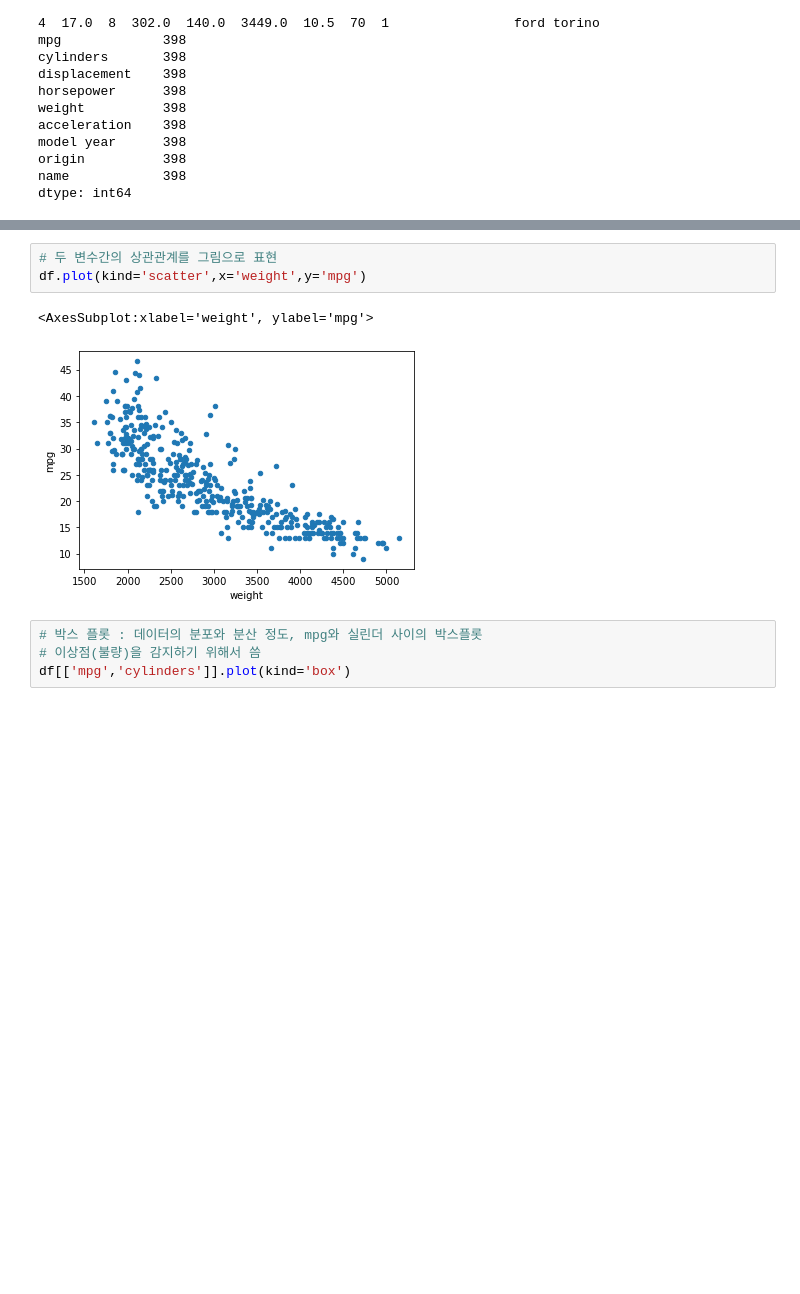
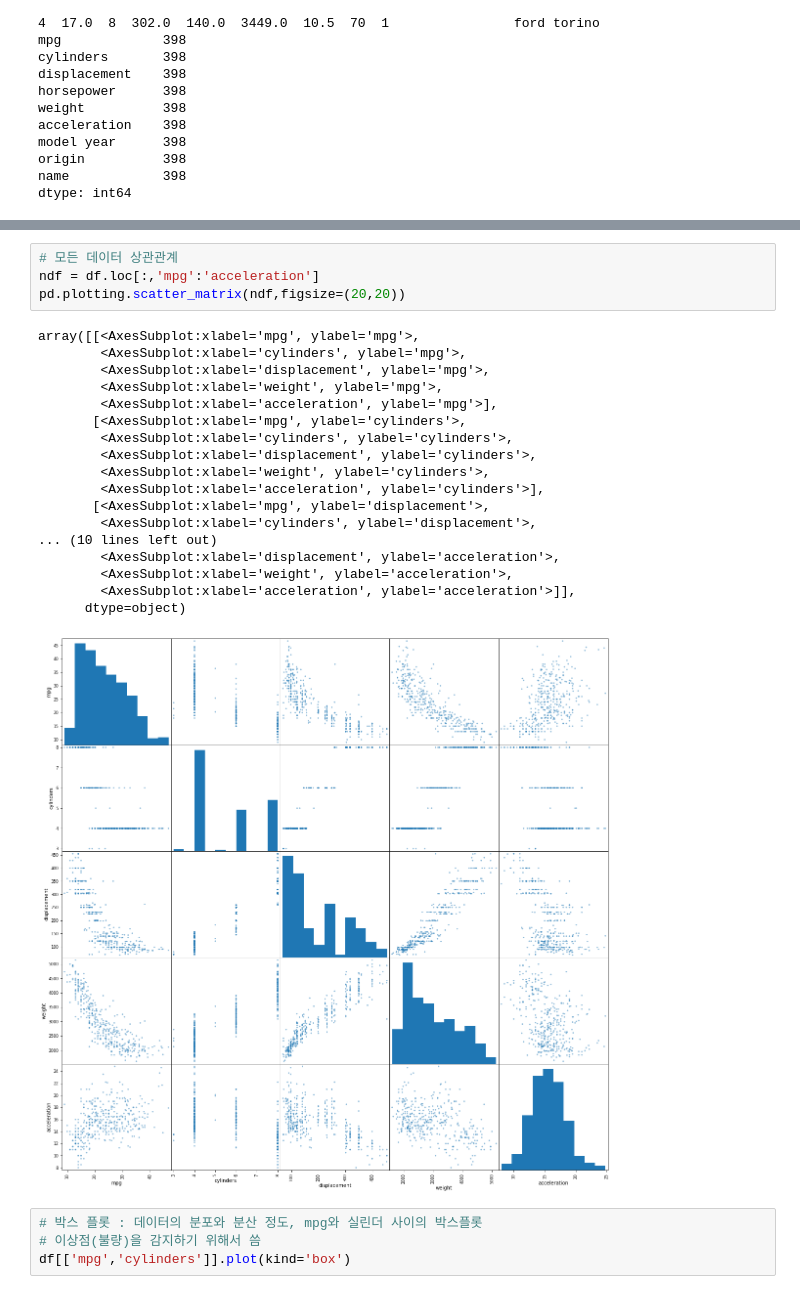
Before and after one commit to Mu-jun/python_ML_lib, a Jupyter notebook: part3-Data.ipynb, the cells around one changed output, grey strips where cells are left out. Cells and saved outputs as stored; diff of their text form; blank space fills up the shorter version.

```diff
--- a/part3-Data.ipynb
+++ b/part3-Data.ipynb
@@ -372,9 +384,26 @@ dtype: int64
 # %%
-# 두 변수간의 상관관계를 그림으로 표현
-df.plot(kind='scatter',x='weight',y='mpg')
+# 모든 데이터 상관관계
+ndf = df.loc[:,'mpg':'acceleration']
+pd.plotting.scatter_matrix(ndf,figsize=(20,20))
 # %% [output]
-<AxesSubplot:xlabel='weight', ylabel='mpg'>
+array([[<AxesSubplot:xlabel='mpg', ylabel='mpg'>,
+        <AxesSubplot:xlabel='cylinders', ylabel='mpg'>,
+        <AxesSubplot:xlabel='displacement', ylabel='mpg'>,
+        <AxesSubplot:xlabel='weight', ylabel='mpg'>,
+        <AxesSubplot:xlabel='acceleration', ylabel='mpg'>],
+       [<AxesSubplot:xlabel='mpg', ylabel='cylinders'>,
+        <AxesSubplot:xlabel='cylinders', ylabel='cylinders'>,
+        <AxesSubplot:xlabel='displacement', ylabel='cylinders'>,
+        <AxesSubplot:xlabel='weight', ylabel='cylinders'>,
+        <AxesSubplot:xlabel='acceleration', ylabel='cylinders'>],
+       [<AxesSubplot:xlabel='mpg', ylabel='displacement'>,
+        <AxesSubplot:xlabel='cylinders', ylabel='displacement'>,
+... (10 lines left out)
+        <AxesSubplot:xlabel='displacement', ylabel='acceleration'>,
+        <AxesSubplot:xlabel='weight', ylabel='acceleration'>,
+        <AxesSubplot:xlabel='acceleration', ylabel='acceleration'>]],
+      dtype=object)
-[figure, old version]
+[figure, new version]
 # %%
 # 박스 플롯 : 데이터의 분포와 분산 정도, mpg와 실린더 사이의 박스플롯
 # 이상점(불량)을 감지하기 위해서 씀
```
Also changed, not shown: parts of 3 cells of this notebook, 2 other files.
